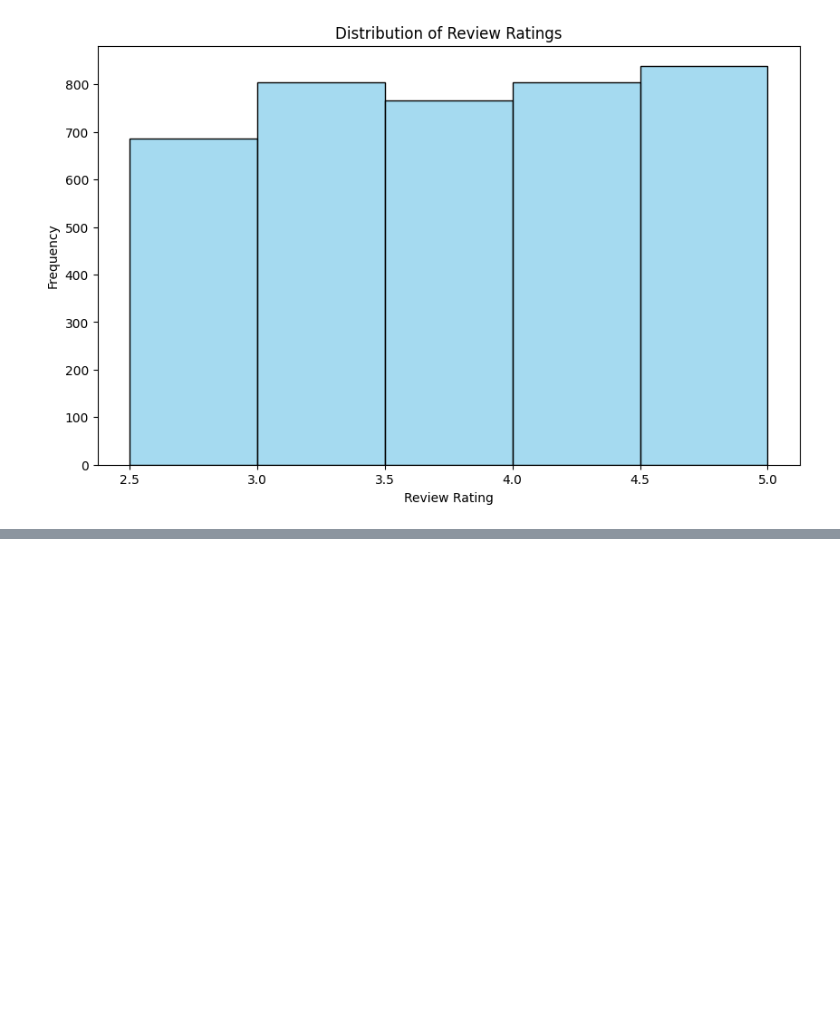
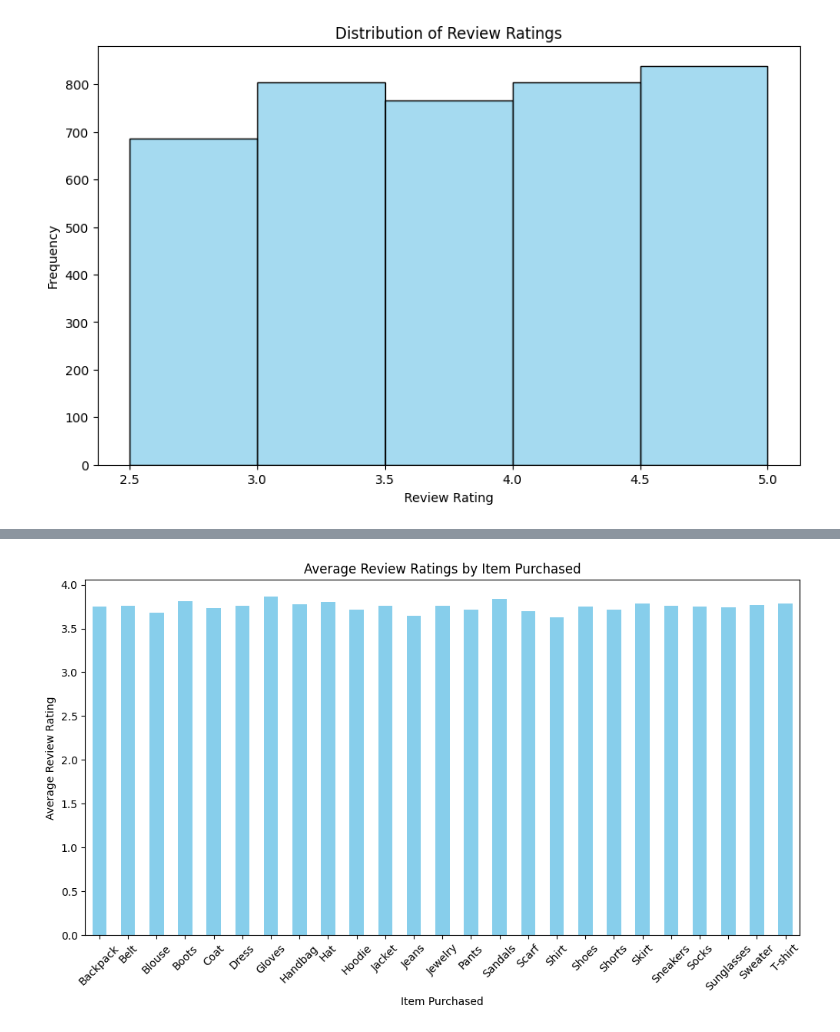
Before and after one commit to melvinquashie/Consumer-Behavior-and-Shopping-Habits, a Jupyter notebook: Consumer Behavior and Shopping Habits/Untitled-1.ipynb, the cells around one changed output, grey strips where cells are left out. Saved outputs shown, nothing was run; the diff lists cells and outputs as text; code cells hidden in the pictures; blank space fills up the shorter version.

```diff
--- a/Consumer Behavior and Shopping Habits/Untitled-1.ipynb
+++ b/Consumer Behavior and Shopping Habits/Untitled-1.ipynb
@@ -608,0 +719,5 @@ plt.show()
+# %%
+# Grouping by items purchased and calculating the mean review rating for each category
+average_ratings_per_item = shopping_trends.groupby('Item Purchased')['Review Rating'].mean()
+print("Average Review Rating by Items Purchased:")
+print(average_ratings_per_item)
@@ -608,0 +742,13 @@ plt.show()
+# %%
+# Visualization:
+# Create a bar chart or box plot to visualize the average review ratings for each product
+
+plt.figure(figsize=(12, 6))
+average_ratings_per_item.plot(kind='bar', color='skyblue')
+plt.title('Average Review Ratings by Item Purchased')
+plt.xlabel('Item Purchased')
+plt.ylabel('Average Review Rating')
+plt.xticks(rotation=45)
+plt.show()
+# %% [output]
+[figure, added]
```
Also changed, not shown: parts of 38 cells of this notebook.
